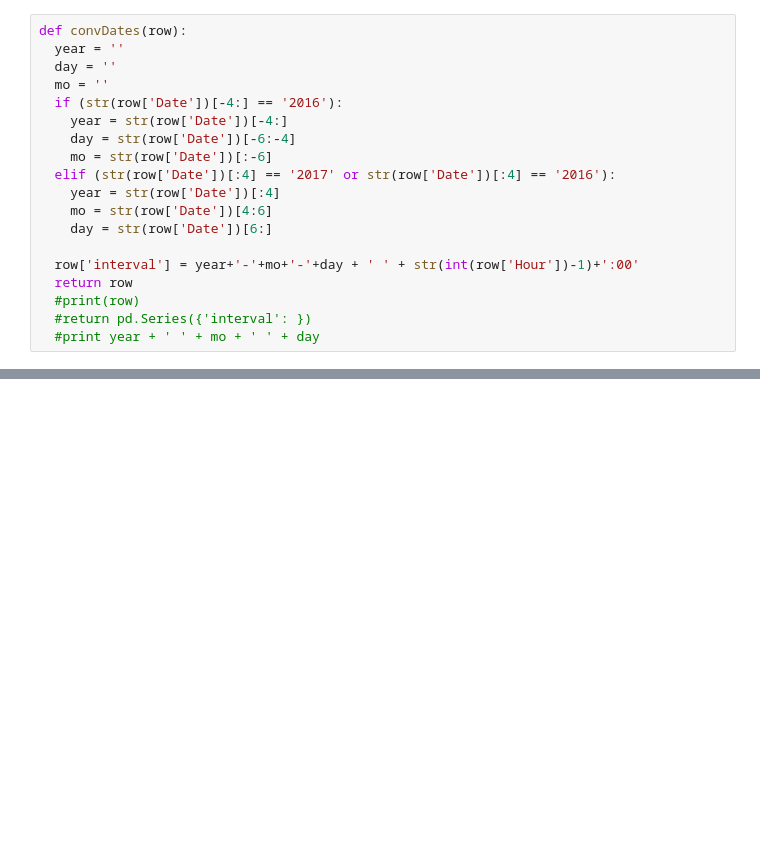
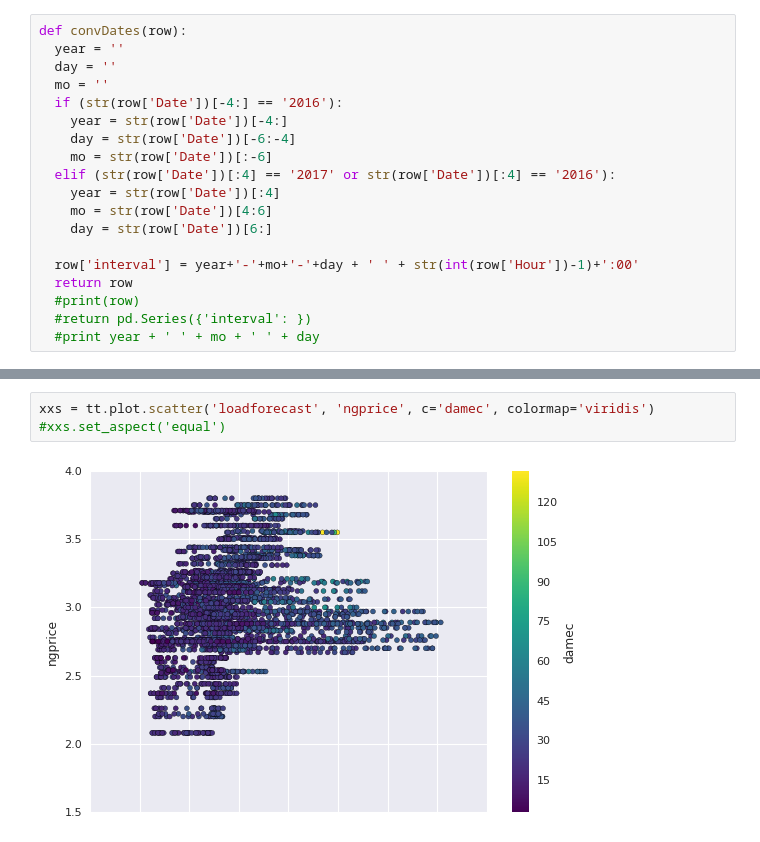
Before and after one commit to drewgray/spp-da-price-forecast, a Jupyter notebook: SPP_dart_prices.ipynb, the cells around one changed output, grey strips where cells are left out. Drawn from its saved outputs; the diff is of its cells as text; blank space fills up the shorter version.

```diff
--- a/SPP_dart_prices.ipynb
+++ b/SPP_dart_prices.ipynb
@@ -165,0 +183,5 @@ data.tail()
+# %%
+xxs = tt.plot.scatter('loadforecast', 'ngprice', c='damec', colormap='viridis')
+#xxs.set_aspect('equal')
+# %% [output]
+[figure, added]
```
Also changed, not shown: parts of 7 cells of this notebook.
